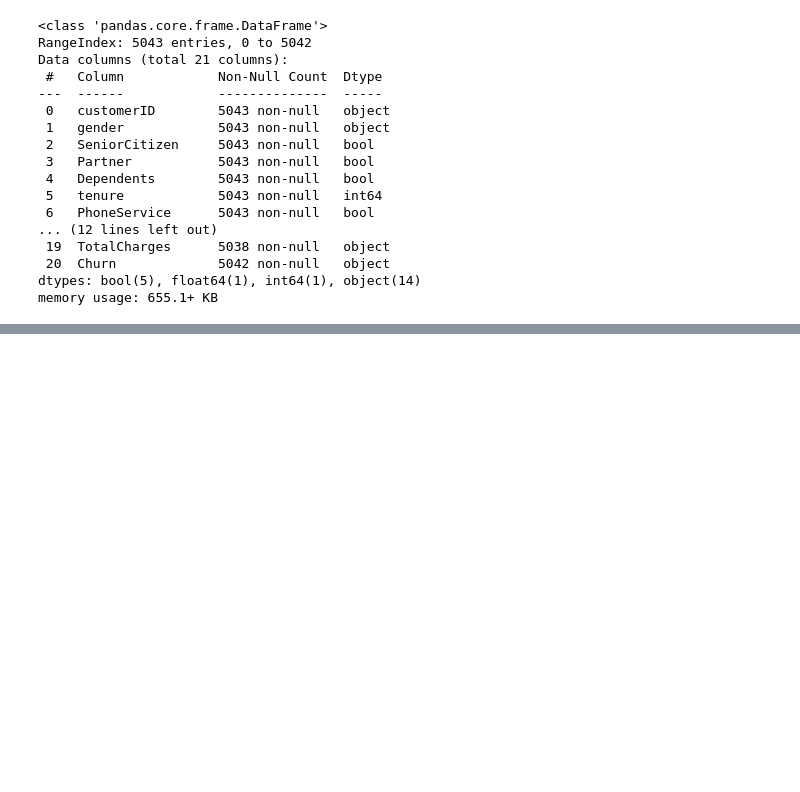
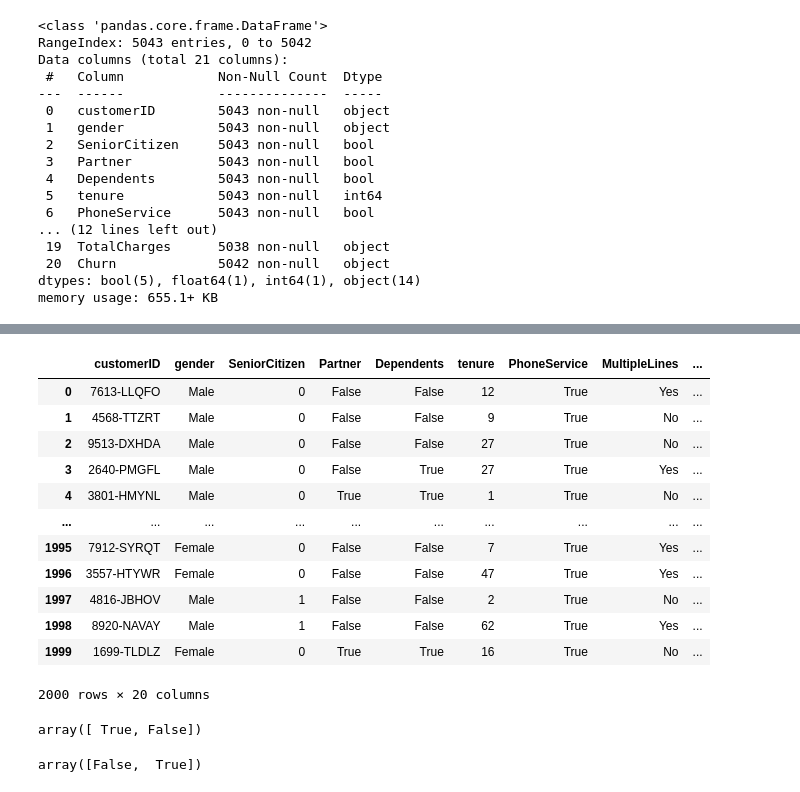
Before and after one commit to AninFreddy01/starlink, a Jupyter notebook: train.ipynb, the cells around one changed output, grey strips where cells are left out. Drawn from its saved outputs; the diff is of its cells as text; code cells hidden in the pictures; blank space fills up the shorter version.

```diff
--- a/train.ipynb
+++ b/train.ipynb
@@ -376,0 +429,41 @@ train.to_csv('data/Telco_churn_merged.csv', index=False)
+# %%
+#mapping Churn from Yes,No to True,False
+def map_columns(df, column):
+    df[column] = df[column].map({
+        "Yes": True,
+        "No": False,
+    })
+    return df
+# %%
+map_columns(test, "Partner")
+map_columns(test, "Dependents")
+map_columns(test, "PaperlessBilling")
+map_columns(test, "PhoneService")
+# %% [output]
+|  | customerID | gender | SeniorCitizen | Partner | Dependents | tenure | PhoneService | MultipleLines | ... |
+| 0 | 7613-LLQFO | Male | 0 | False | False | 12 | True | Yes | ... |
+| 1 | 4568-TTZRT | Male | 0 | False | False | 9 | True | No | ... |
+| 2 | 9513-DXHDA | Male | 0 | False | False | 27 | True | No | ... |
+| 3 | 2640-PMGFL | Male | 0 | False | True | 27 | True | Yes | ... |
+| 4 | 3801-HMYNL | Male | 0 | True | True | 1 | True | No | ... |
+| ... | ... | ... | ... | ... | ... | ... | ... | ... | ... |
+| 1995 | 7912-SYRQT | Female | 0 | False | False | 7 | True | Yes | ... |
+| 1996 | 3557-HTYWR | Female | 0 | False | False | 47 | True | Yes | ... |
+| 1997 | 4816-JBHOV | Male | 1 | False | False | 2 | True | No | ... |
+| 1998 | 8920-NAVAY | Male | 1 | False | False | 62 | True | Yes | ... |
+| 1999 | 1699-TLDLZ | Female | 0 | True | True | 16 | True | No | ... |
+2000 rows × 20 columns
+# %%
+test["MultipleLines"] = test["MultipleLines"].map({
+    "Yes": True,
+    "No": False,
+    "No phone service": False
+})
+test["MultipleLines"].unique()
+# %% [output]
+array([ True, False])
+# %%
+test["SeniorCitizen"] = test["SeniorCitizen"].map({0: False, 1: True})
+test["SeniorCitizen"].unique()
+# %% [output]
+array([False,  True])
```
Also changed, not shown: parts of 6 cells of this notebook, 1 other file.
